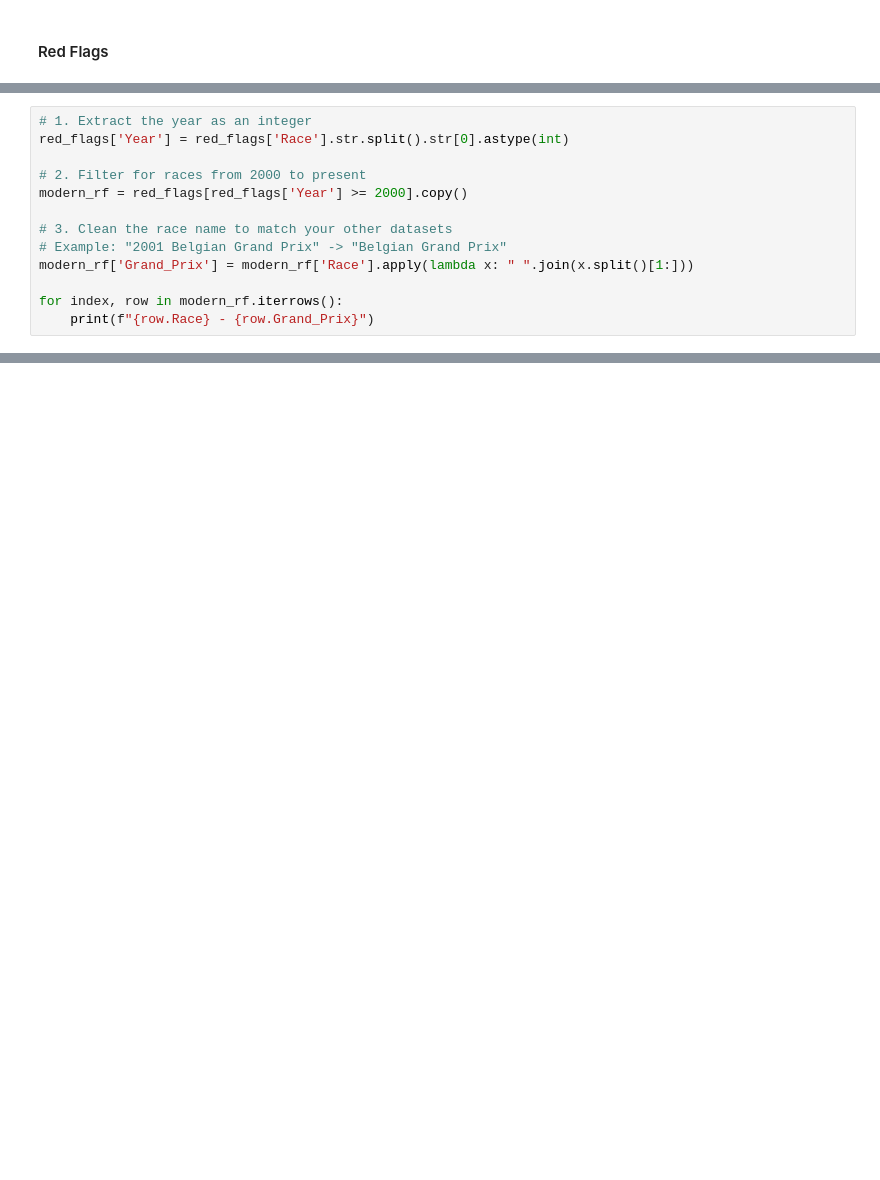
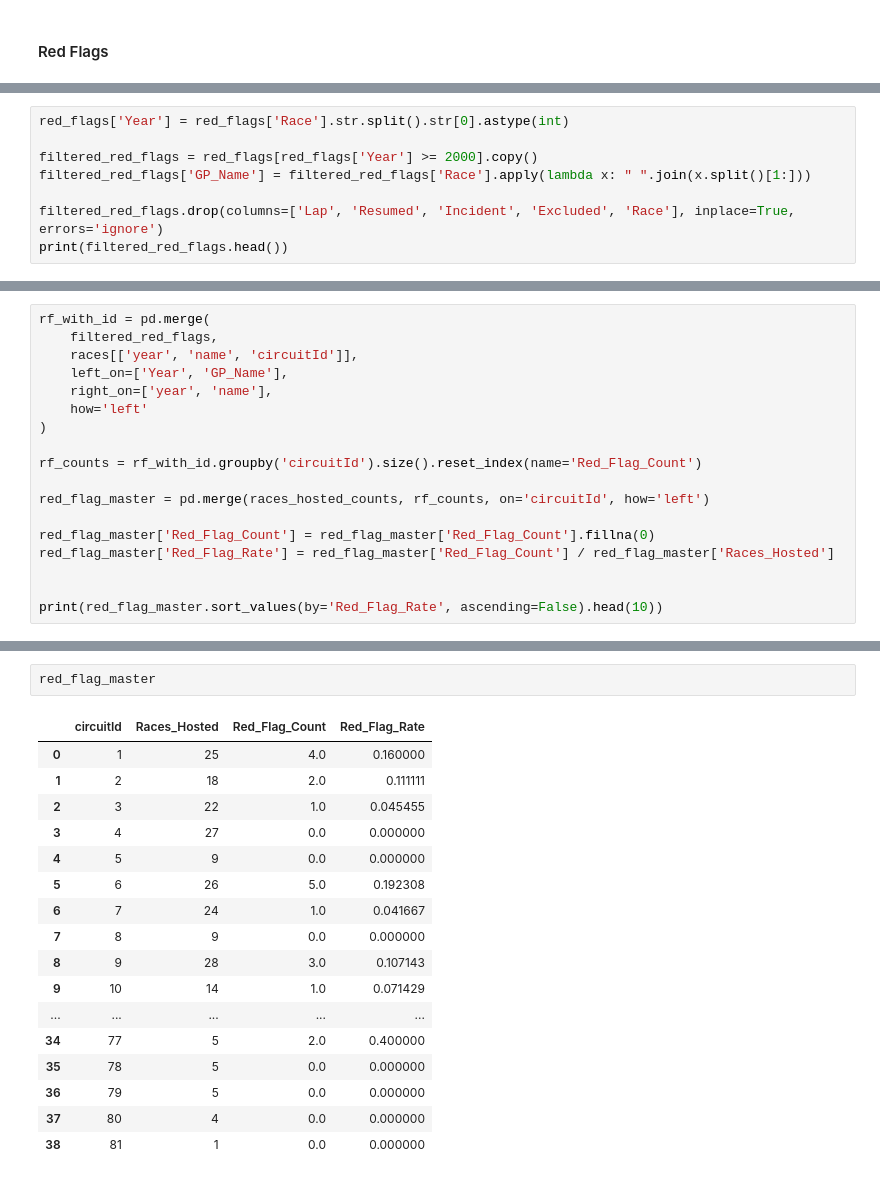
Before and after one commit to LukeHilliard/f1-complexity-index, a Jupyter notebook: analysis.ipynb, the cells around one changed output, grey strips where cells are left out. Saved outputs shown, nothing was run; the diff lists cells and outputs as text; blank space fills up the shorter version.

```diff
--- a/analysis.ipynb
+++ b/analysis.ipynb
@@ -397,0 +413,8 @@ print(safety_car_count_master.sort_values(by='Safety_Car_Rate', ascending=False)
+# %%
+red_flags['Year'] = red_flags['Race'].str.split().str[0].astype(int)
+
+filtered_red_flags = red_flags[red_flags['Year'] >= 2000].copy()
+filtered_red_flags['GP_Name'] = filtered_red_flags['Race'].apply(lambda x: " ".join(x.split()[1:]))
+
+filtered_red_flags.drop(columns=['Lap', 'Resumed', 'Incident', 'Excluded', 'Race'], inplace=True, errors='ignore')
+print(filtered_red_flags.head())
@@ -398,14 +428,19 @@ print(safety_car_count_master.sort_values(by='Safety_Car_Rate', ascending=False)
 # %%
-# 1. Extract the year as an integer
-red_flags['Year'] = red_flags['Race'].str.split().str[0].astype(int)
+rf_with_id = pd.merge(
+    filtered_red_flags,
+    races[['year', 'name', 'circuitId']],
+    left_on=['Year', 'GP_Name'],
+    right_on=['year', 'name'],
+    how='left'
+)
 
-# 2. Filter for races from 2000 to present
-modern_rf = red_flags[red_flags['Year'] >= 2000].copy()
+rf_counts = rf_with_id.groupby('circuitId').size().reset_index(name='Red_Flag_Count')
 
-# 3. Clean the race name to match your other datasets
-# Example: "2001 Belgian Grand Prix" -> "Belgian Grand Prix"
-modern_rf['Grand_Prix'] = modern_rf['Race'].apply(lambda x: " ".join(x.split()[1:]))
+red_flag_master = pd.merge(races_hosted_counts, rf_counts, on='circuitId', how='left')
 
-for index, row in modern_rf.iterrows():
-    print(f"{row.Race} - {row.Grand_Prix}")
+red_flag_master['Red_Flag_Count'] = red_flag_master['Red_Flag_Count'].fillna(0)
+red_flag_master['Red_Flag_Rate'] = red_flag_master['Red_Flag_Count'] / red_flag_master['Races_Hosted']
+
+
+print(red_flag_master.sort_values(by='Red_Flag_Rate', ascending=False).head(10))
 # %% [output]
@@ -430,0 +501,20 @@ for index, row in modern_rf.iterrows():
+# %%
+red_flag_master
+# %% [output]
+|  | circuitId | Races_Hosted | Red_Flag_Count | Red_Flag_Rate |
+| 0 | 1 | 25 | 4.0 | 0.160000 |
+| 1 | 2 | 18 | 2.0 | 0.111111 |
+| 2 | 3 | 22 | 1.0 | 0.045455 |
+| 3 | 4 | 27 | 0.0 | 0.000000 |
+| 4 | 5 | 9 | 0.0 | 0.000000 |
+| 5 | 6 | 26 | 5.0 | 0.192308 |
+| 6 | 7 | 24 | 1.0 | 0.041667 |
+| 7 | 8 | 9 | 0.0 | 0.000000 |
+| 8 | 9 | 28 | 3.0 | 0.107143 |
+| 9 | 10 | 14 | 1.0 | 0.071429 |
+| ... | ... | ... | ... | ... |
+| 34 | 77 | 5 | 2.0 | 0.400000 |
+| 35 | 78 | 5 | 0.0 | 0.000000 |
+| 36 | 79 | 5 | 0.0 | 0.000000 |
+| 37 | 80 | 4 | 0.0 | 0.000000 |
+| 38 | 81 | 1 | 0.0 | 0.000000 |
```
Also changed, not shown: parts of 13 cells of this notebook.
